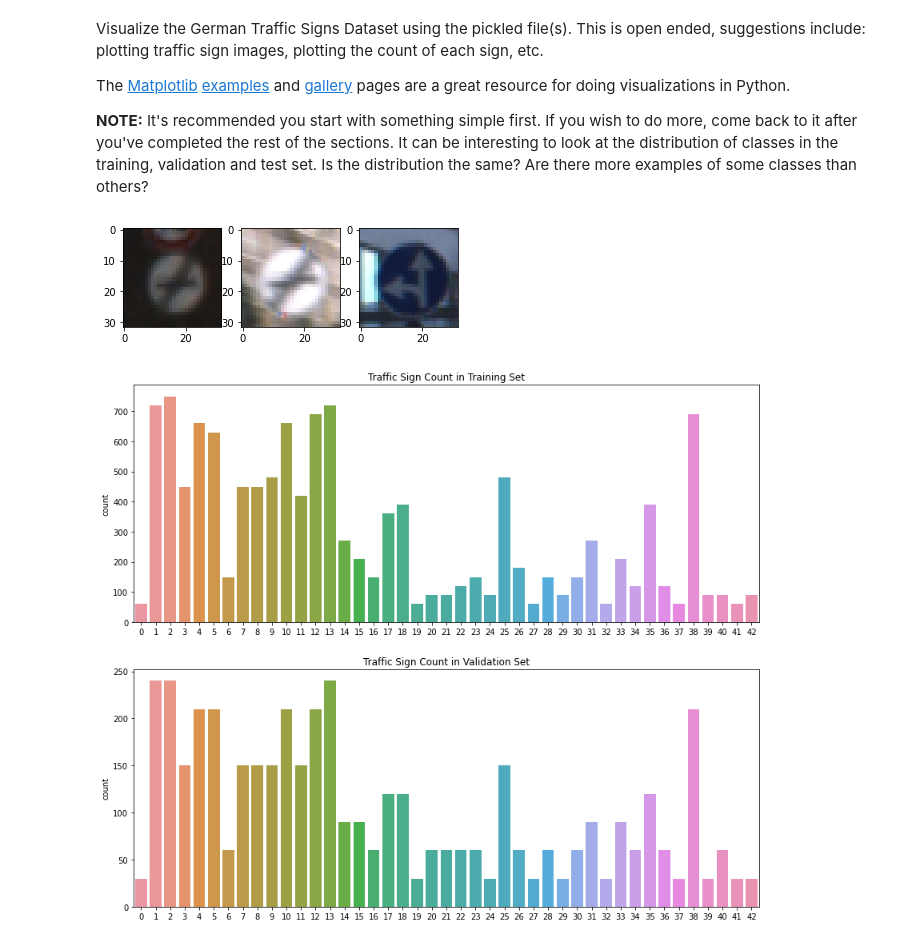
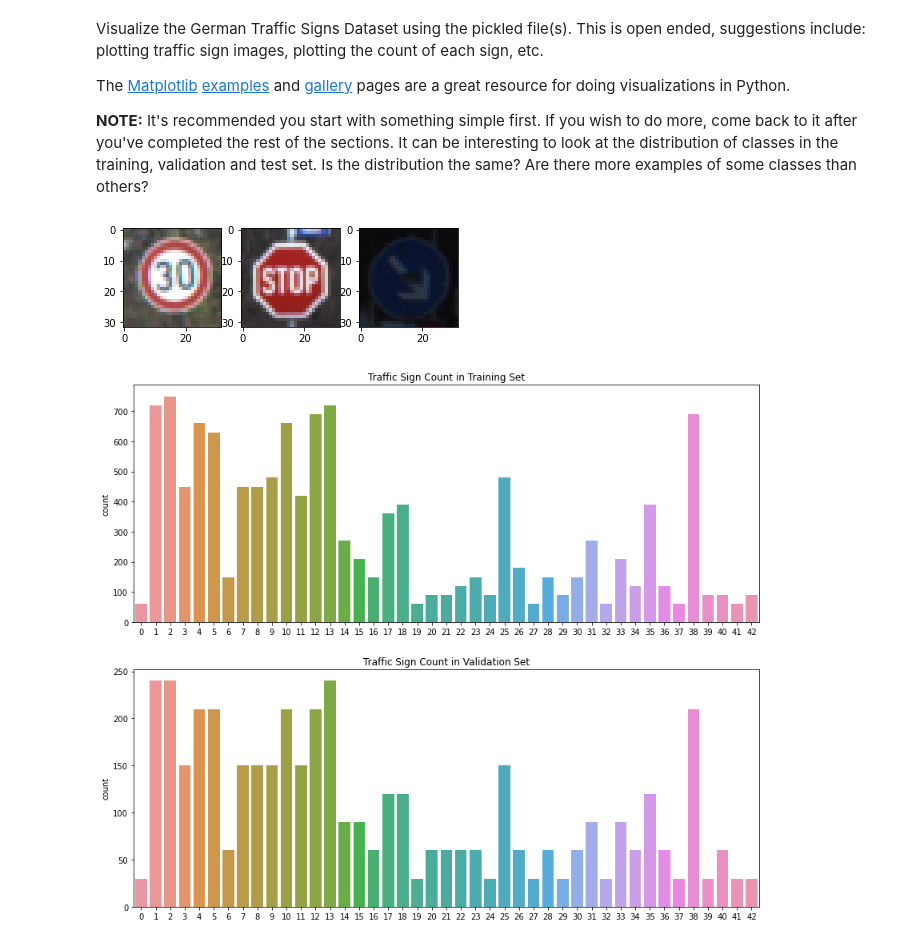
Before and after one commit to vktemel/trafficSignClassifier, a Jupyter notebook: Traffic_Sign_Classifier.ipynb, the cells around one changed output. Cells and saved outputs as stored; diff of their text form; code cells hidden in the pictures.

```diff
--- a/Traffic_Sign_Classifier.ipynb
+++ b/Traffic_Sign_Classifier.ipynb
@@ -123,12 +121,14 @@ import matplotlib.pyplot as plt
 # Visualizations will be shown in the notebook.
 %matplotlib inline
 # %%
+# Plot Random examples from
 plt.subplot(131)
-plt.imshow(X_train[0]);
+plt.imshow(X_train[np.random.choice(X_train.shape[0])]);
 plt.subplot(132)
-plt.imshow(X_train[50]);
+plt.imshow(X_train[np.random.choice(X_train.shape[0])]);
 plt.subplot(133)
-plt.imshow(X_train[5000]);
+plt.imshow(X_train[np.random.choice(X_train.shape[0])]);
+plt.savefig('output_images/tsexamples.png')
 # %% [output]
-[figure, old version]
+[figure, new version]
 # %%
```
Also changed, not shown: parts of 24 cells of this notebook, 6 other files.
